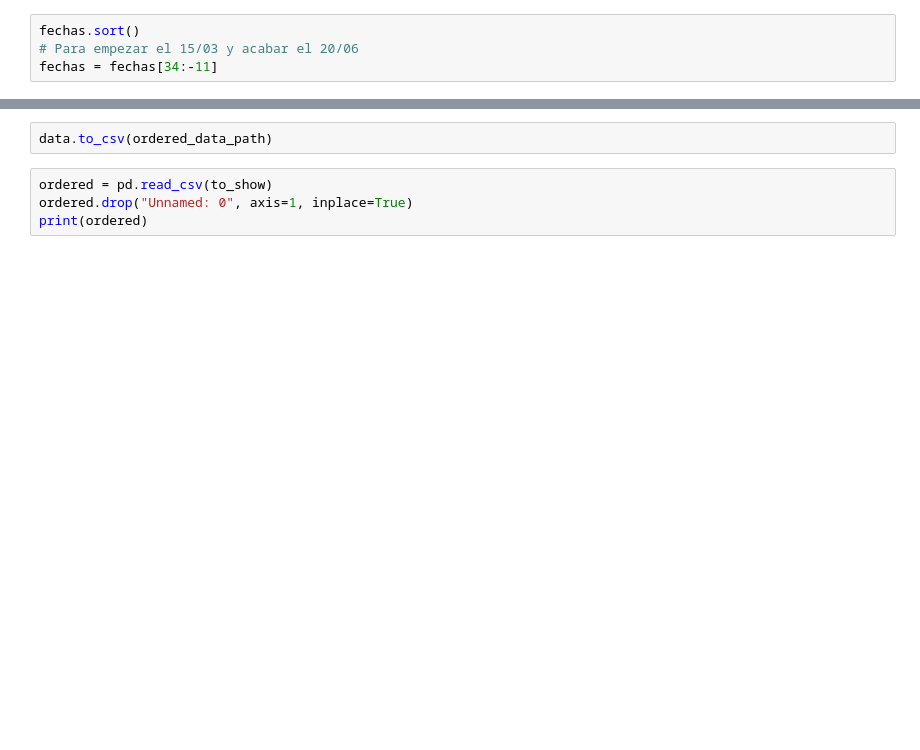
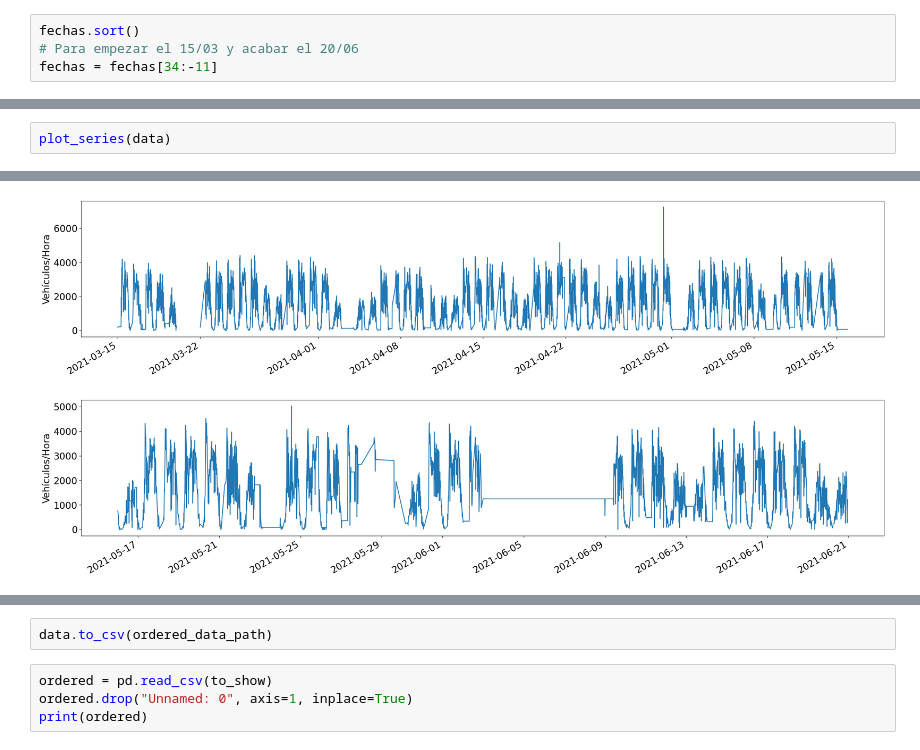
Before and after one commit to CristianViSa/TFM, a Jupyter notebook: tfm_limpieza_datos.ipynb, the cells around one changed output, grey strips where cells are left out. Cells and saved outputs as stored; diff of their text form; blank space fills up the shorter version.

```diff
--- a/tfm_limpieza_datos.ipynb
+++ b/tfm_limpieza_datos.ipynb
@@ -729,0 +128,3 @@ data
+# %%
+plot_series(data)
+# %% [output]
@@ -729,0 +145,2 @@ data
+[figure, added]
+[figure, added]
```
Also changed, not shown: parts of 68 cells of this notebook.
